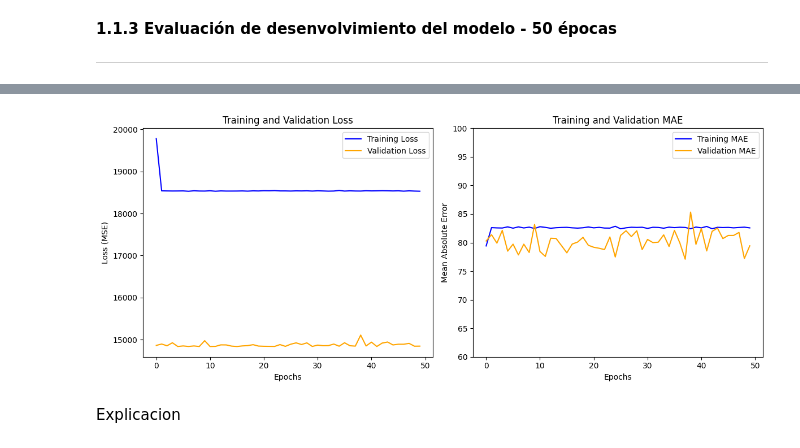
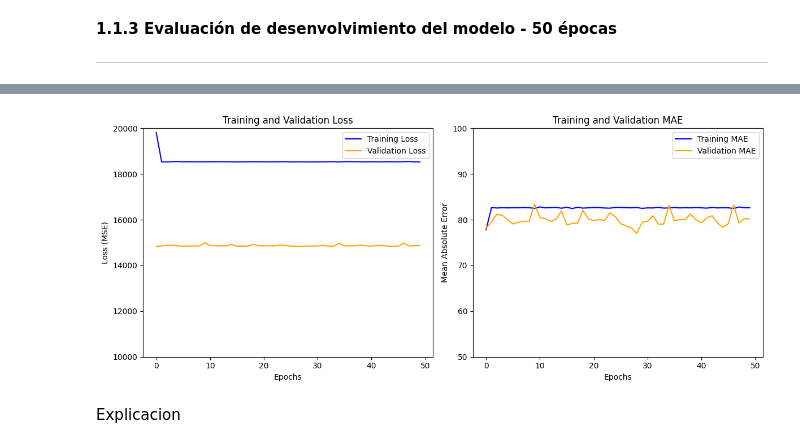
Before and after one commit to farodri03/T.Invest.-ML, a Jupyter notebook: Actividad_2-ML/ml_actividad02.ipynb, the cells around one changed output, grey strips where cells are left out. Saved outputs shown, nothing was run; the diff lists cells and outputs as text; code cells hidden in the pictures.

```diff
--- a/Actividad_2-ML/ml_actividad02.ipynb
+++ b/Actividad_2-ML/ml_actividad02.ipynb
@@ -162,10 +162,10 @@ x_test_scaled = scaler.transform(x_test)
 
 model = keras.models.Sequential()
 model.add(keras.layers.InputLayer(input_shape=[x_train_scaled.shape[1]]))
-model.add(keras.layers.Dense(200, activation="sigmoid"))
-model.add(keras.layers.Dense(100, activation="sigmoid"))
-model.add(keras.layers.Dense(50, activation="sigmoid"))
-model.add(keras.layers.Dense(20, activation="sigmoid"))
+model.add(keras.layers.Dense(200, activation="relu"))
+model.add(keras.layers.Dense(100, activation="relu"))
+model.add(keras.layers.Dense(50, activation="relu"))
+model.add(keras.layers.Dense(20, activation="relu"))
 model.add(keras.layers.Dense(1, activation="linear"))
 # %%
 model.summary()
@@ -228,31 +228,32 @@ Epoch 50/50
 # %%
 import matplotlib.pyplot as plt
 
 history_dict = history.history
 
 plt.figure(figsize=(12, 5))
 
 plt.subplot(1, 2, 1)
 plt.plot(history_dict['loss'], label='Training Loss', color='blue')
 plt.plot(history_dict['val_loss'], label='Validation Loss', color='orange')
 plt.xlabel('Epochs')
 plt.ylabel('Loss (MSE)')
+plt.ylim(10000,20000)
 plt.title('Training and Validation Loss')
 plt.legend()
 
 plt.subplot(1, 2, 2)
 plt.plot(history_dict['mean_absolute_error'], label='Training MAE', color='blue')
 plt.plot(history_dict['val_mean_absolute_error'], label='Validation MAE', color='orange')
 plt.xlabel('Epochs')
 plt.ylabel('Mean Absolute Error')
-plt.ylim(60,100)
+plt.ylim(50,100)
 plt.title('Training and Validation MAE')
 plt.legend()
 
 plt.tight_layout()
 plt.show()
 # %% [output]
-[figure, old version]
+[figure, new version]
 # %% [markdown]
 Explicacion
 # %% [markdown]
```
Also changed, not shown: parts of 1 cell of this notebook.
